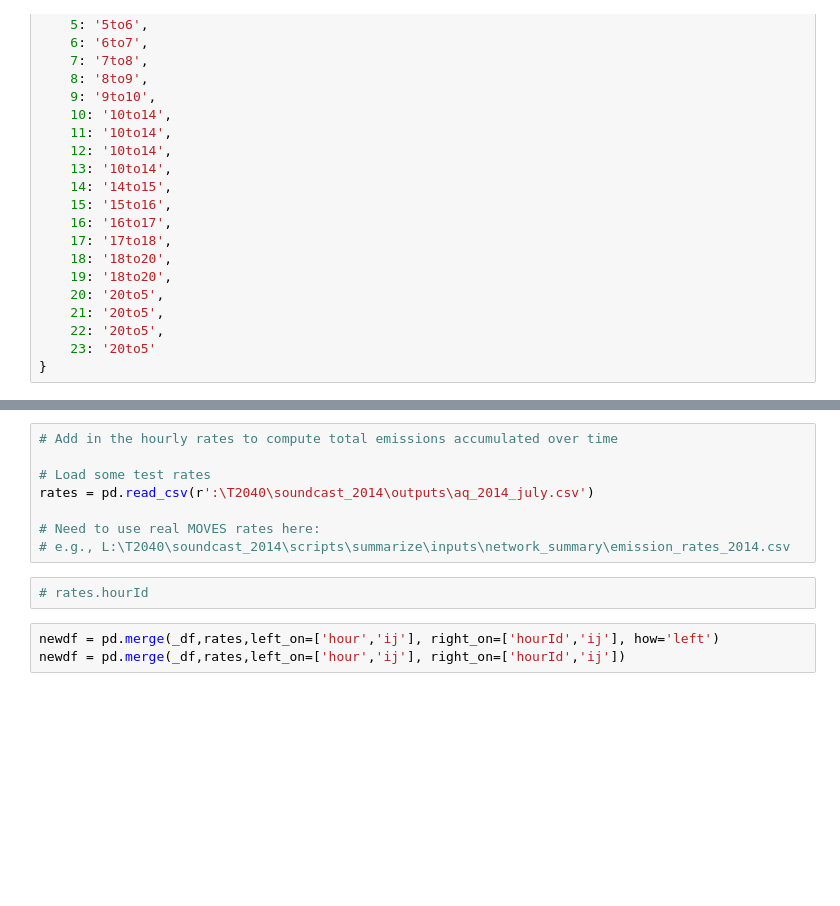
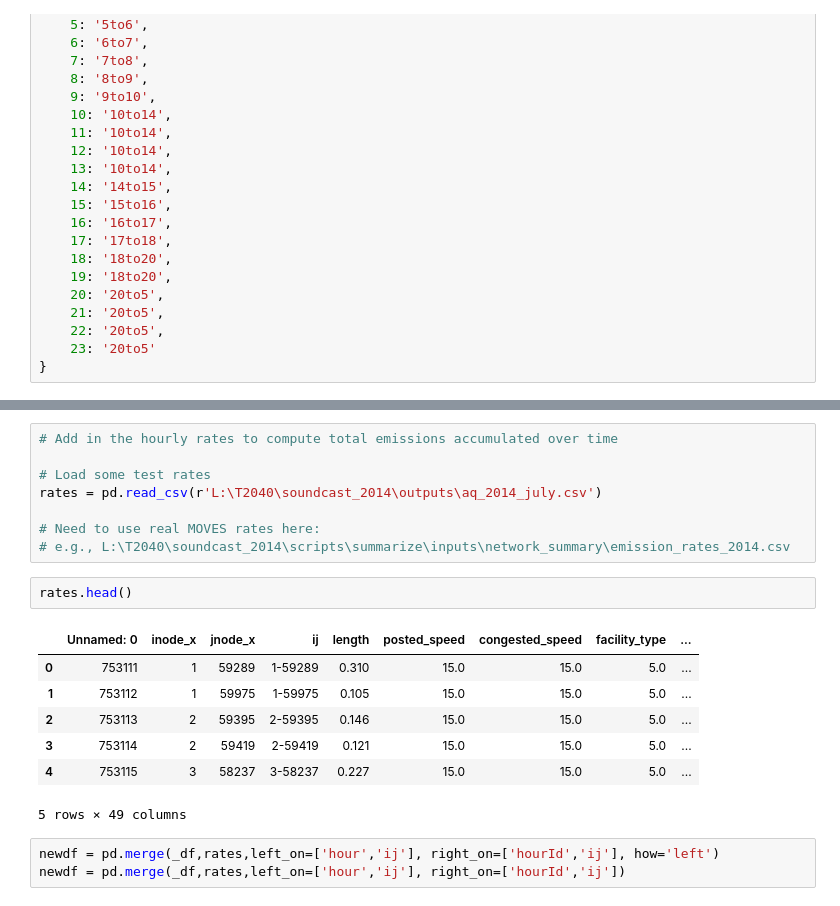
Before and after one commit to psrc/travel-modeling, a Jupyter notebook: air_quality/air_quality.ipynb, the cells around one changed output, grey strips where cells are left out. Drawn from its saved outputs; the diff is of its cells as text; blank space fills up the shorter version.

```diff
--- a/air_quality/air_quality.ipynb
+++ b/air_quality/air_quality.ipynb
@@ -137,12 +355,20 @@ _df['hour'] = _df.hour.astype('int')
 # Add in the hourly rates to compute total emissions accumulated over time
 
 # Load some test rates
-rates = pd.read_csv(r':\T2040\soundcast_2014\outputs\aq_2014_july.csv')
+rates = pd.read_csv(r'L:\T2040\soundcast_2014\outputs\aq_2014_july.csv')
 
 # Need to use real MOVES rates here:
 # e.g., L:\T2040\soundcast_2014\scripts\summarize\inputs\network_summary\emission_rates_2014.csv
-# %%
-# rates.hourId
+# %%
+rates.head()
+# %% [output]
+|  | Unnamed: 0 | inode_x | jnode_x | ij | length | posted_speed | congested_speed | facility_type | ... |
+| 0 | 753111 | 1 | 59289 | 1-59289 | 0.310 | 15.0 | 15.0 | 5.0 | ... |
+| 1 | 753112 | 1 | 59975 | 1-59975 | 0.105 | 15.0 | 15.0 | 5.0 | ... |
+| 2 | 753113 | 2 | 59395 | 2-59395 | 0.146 | 15.0 | 15.0 | 5.0 | ... |
+| 3 | 753114 | 2 | 59419 | 2-59419 | 0.121 | 15.0 | 15.0 | 5.0 | ... |
+| 4 | 753115 | 3 | 58237 | 3-58237 | 0.227 | 15.0 | 15.0 | 5.0 | ... |
+5 rows × 49 columns
 # %%
 newdf = pd.merge(_df,rates,left_on=['hour','ij'], right_on=['hourId','ij'], how='left')
 newdf = pd.merge(_df,rates,left_on=['hour','ij'], right_on=['hourId','ij'])
```
Also changed, not shown: parts of 49 cells of this notebook.
